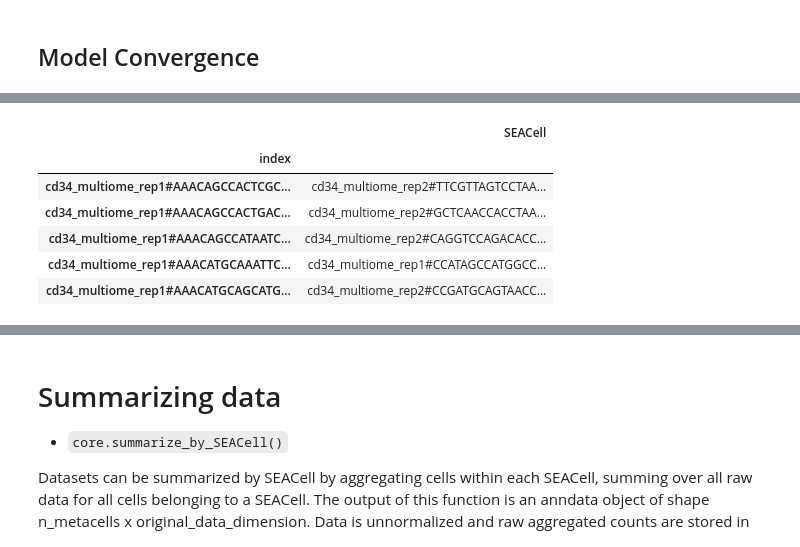
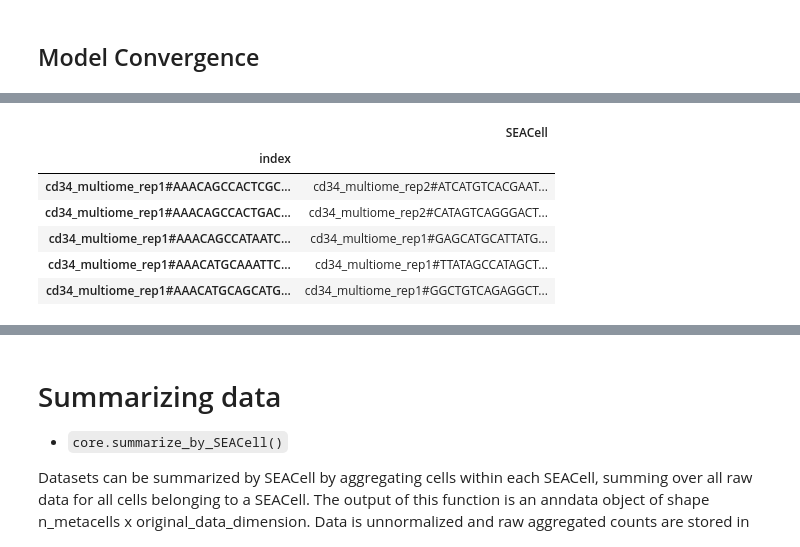
Before and after one commit to dpeerlab/SEACells, a Jupyter notebook: notebooks/SEACell_computation.ipynb, the cells around one changed output, grey strips where cells are left out. Cells and saved outputs as stored; diff of their text form; code cells hidden in the pictures.

```diff
--- a/notebooks/SEACell_computation.ipynb
+++ b/notebooks/SEACell_computation.ipynb
@@ -101,5 +99,4 @@ model = SEACells.core.SEACells(ad,
                   build_kernel_on=build_kernel_on,
                   n_SEACells=n_SEACells,
                   n_waypoint_eigs=n_waypoint_eigs,
-                  waypt_proportion=waypoint_proportion,
                   convergence_epsilon = 1e-5)
@@ -133,2 +136,0 @@ SEACells.plot.plot_initialization(ad, model)
-# %%
-model.fit(n_iter=20)
@@ -144,0 +137,2 @@ Converged after 20 iterations.
+# %%
+model.fit(min_iter=10, max_iter=15)
@@ -145,3 +147,9 @@ Converged after 20 iterations.
+# %%
+# You can force the model to run additional iterations step-wise using the .step() function
+print(f'Ran for {len(model.RSS_iters)} iterations')
+for _ in range(5):
+    model.step()
+print(f'Ran for {len(model.RSS_iters)} iterations')
 # %% [markdown]
 # Accessing results
 # %% [markdown]
@@ -170,10 +178,10 @@ ad.obs[['SEACell']].head()
 # %%
-model.get_assignments().head()
+model.get_hard_assignments().head()
 # %% [output]
 |  | SEACell |
 | index |  |
-| cd34_multiome_rep1#AAACAGCCACTCGC... | cd34_multiome_rep2#TTCGTTAGTCCTAA... |
-| cd34_multiome_rep1#AAACAGCCACTGAC... | cd34_multiome_rep2#GCTCAACCACCTAA... |
-| cd34_multiome_rep1#AAACAGCCATAATC... | cd34_multiome_rep2#CAGGTCCAGACACC... |
-| cd34_multiome_rep1#AAACATGCAAATTC... | cd34_multiome_rep1#CCATAGCCATGGCC... |
-| cd34_multiome_rep1#AAACATGCAGCATG... | cd34_multiome_rep2#CCGATGCAGTAACC... |
+| cd34_multiome_rep1#AAACAGCCACTCGC... | cd34_multiome_rep2#ATCATGTCACGAAT... |
+| cd34_multiome_rep1#AAACAGCCACTGAC... | cd34_multiome_rep2#CATAGTCAGGGACT... |
+| cd34_multiome_rep1#AAACAGCCATAATC... | cd34_multiome_rep1#GAGCATGCATTATG... |
+| cd34_multiome_rep1#AAACATGCAAATTC... | cd34_multiome_rep1#TTATAGCCATAGCT... |
+| cd34_multiome_rep1#AAACATGCAGCATG... | cd34_multiome_rep1#GGCTGTCAGAGGCT... |
```
Also changed, not shown: parts of 24 cells of this notebook, 2 other files.
